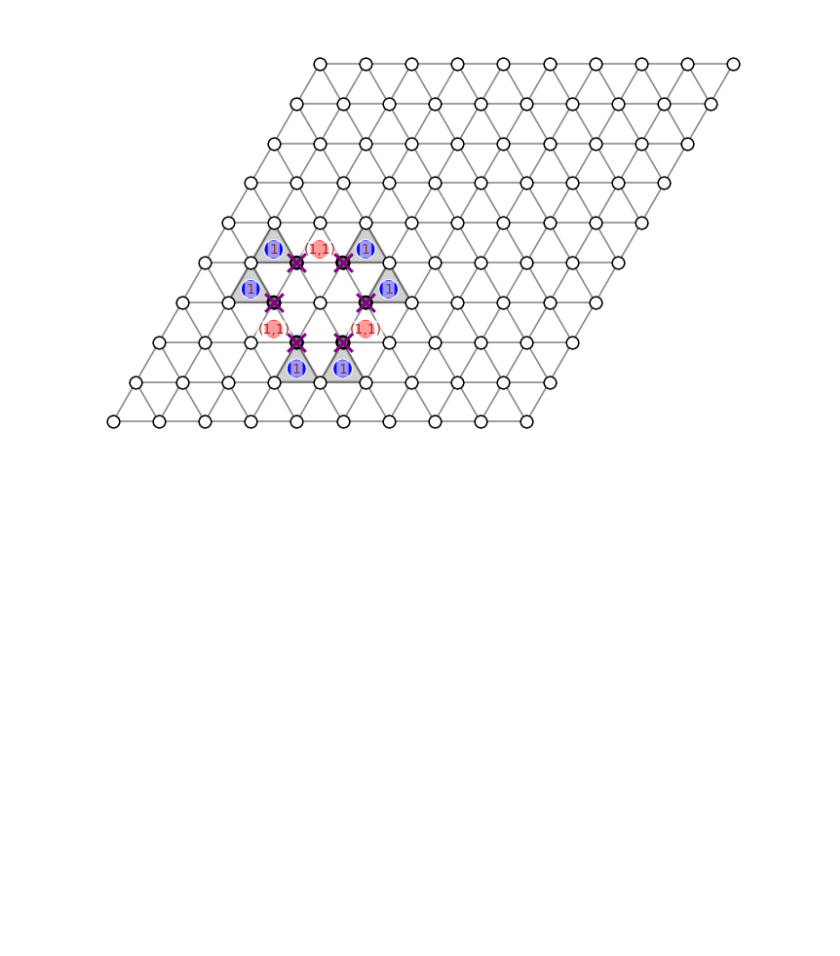
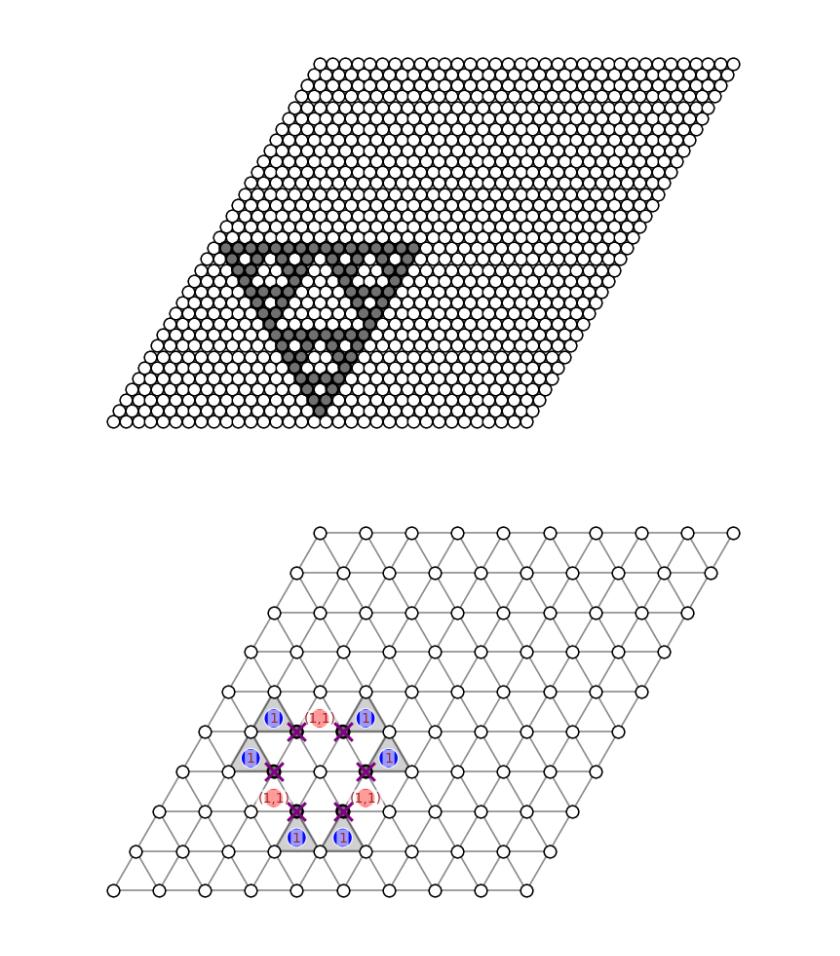
Before and after one commit to toM0dots/XYZ-color-code, a Jupyter notebook: XYZ_color_code/nm_plotting.ipynb, the cells around one changed output. Cells and saved outputs as stored; diff of their text form; code cells hidden in the pictures; blank space fills up the shorter version.

```diff
--- a/XYZ_color_code/nm_plotting.ipynb
+++ b/XYZ_color_code/nm_plotting.ipynb
@@ -407,3 +431,86 @@ plot_checkerboard(lat)
+# %%
+# example
+# error_qubits = {(1, 0), (2, 0), (0, 1), (2, 1), (3, 1), (0, 2), (1, 2), (3, 2), (1, 3), (2, 3), }
+s = 16
+lat = pascal_mod2_rows(s, s)
+lat = np.transpose(lat)
+# lat = lat[::-1]
+lat = np.pad(lat, ((1, 1)), mode='constant', constant_values=0)
+error_qubits = bit_array_to_sites(lat[::-1], swap_rc_to_ij=True)
+# error_qubits.add((2*s-1, 2*s-1))
+# error_qubits = {(3,2), (2,3), (4,2), (4, 3), (2,4), (3,4),}
+violated_checks = {
+    # (s-1, 1),  (s, 1), (1,s), (1, s-1), (s-1, s), (s, s-1)
+    (2*s-1, 2*s-1), (2*s-2, 2*s-1), (2*s-1, 2*s-2)
+    }
+
+# logicals plot
+# lat = np.zeros((s, s))
+# logicals = logical_operators(lat)
+
+# lat = np.roll(lattice, 1,0)
+# lat = np.pad(lat, ((1, 1)), mode='constant', constant_values=0)
+# error_qubits = bit_array_to_sites(lat[::-1], swap_rc_to_ij=True)
+# violated_checks = {(0,12), (12, 8), (12, 12), (8,4)}
+
+
+#custom example
+# error_qubits = {(1,1), (2, 1), (3,3)}
+# violated_checks = {(1,0), (2,0), (0,1), (2,1), (2, 3), (3, 3), (3,2)}
+
+triangle_center_circles = {
+    # (s, 0): 'blue',
+    # (s, s): 'blue',
+    # (0, s): 'blue',
+    # (s//2, s//2): 'red',
+    # (s//2, s): 'red',
+    # (s, s//2): 'red',
+    (s-1, 1): 'blue',
+    # (s,s): 'blue',
+    # (0,s): 'blue',
+    # (s,0): 'blue',
+    (s, 1): 'blue',
+    (1,s): 'blue',
+    (1, s-1): 'blue',
+    (s-1, s): 'blue',
+    (s, s-1): 'blue',
+    (2, 2): 'red',
+    (4, 2): 'red',
+    (2, 4): 'red',
+}
+spin_crosses = {
+    (3,2), (2,3), (4,2), (4, 3), (2,4), (3,4)
+    # (1,s), (s,1), (s,s), (s//2, s), (s//2 + 1, s), (s, s//2), (s, s//2 + 1), (s//2, s//2 + 1), (s//2 +1, s//2)
+    }
+
+triangle_text_values ={
+    (s-1, 1): '1',
+    (s, 1): '1',
+    (s-1,s): '1',
+    (s,s-1): '1',
+    (1,s): '1',
+    (1,s-1): '1',
+    (2, 2): '(1,1)',
+    (4, 2): '(1,1)',
+    (2, 4): '(1,1)',
+    # (2*s-1, 2*s-1): '1',
+    # (2*s-2, 2*s-1): '1',
+    # (2*s-1, 2*s-2): '1'
+}
+
+fig, ax = draw_nm(
+    Lx=2*s+2,
+    Ly=2*s+2,
+    error_qubits=error_qubits,
+    violated_checks=violated_checks,
+    # triangle_center_circles=triangle_center_circles,
+    # spin_cross_sites=spin_crosses,
+    # triangle_text_values = triangle_text_values,
+    # label=False,
+)
+plt.show()
+# %% [output]
+[figure, added]
 # %%
 # example
 # error_qubits = {(1, 0), (2, 0), (0, 1), (2, 1), (3, 1), (0, 2), (1, 2), (3, 2), (1, 3), (2, 3), }
```
Also changed, not shown: parts of 5 cells of this notebook, 14 other files.
